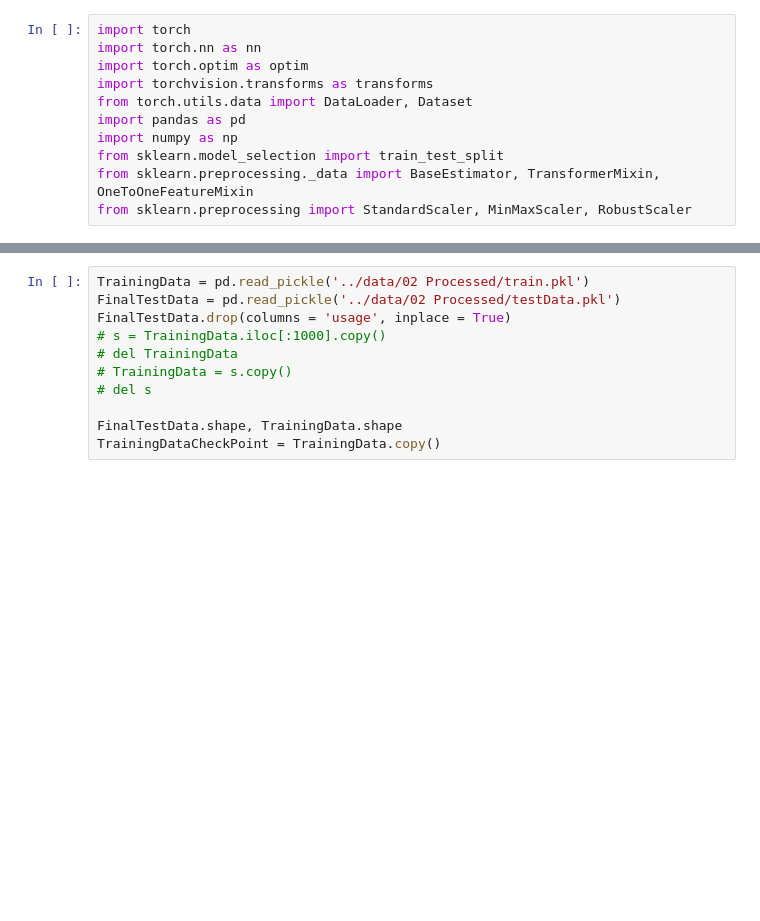
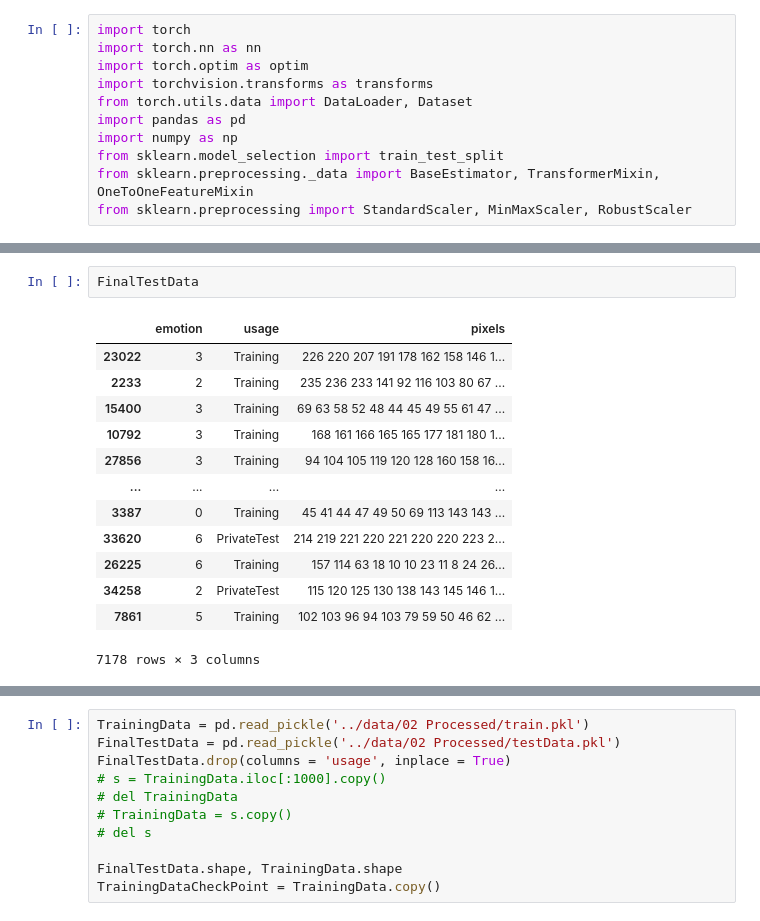
Before and after one commit to Andrewnolan13/AdvancedAI, a Jupyter notebook: CA2/notebooks/02 pipeline.ipynb, the cells around one changed output, grey strips where cells are left out. Saved outputs shown, nothing was run; the diff lists cells and outputs as text; blank space fills up the shorter version.

```diff
--- a/CA2/notebooks/02 pipeline.ipynb
+++ b/CA2/notebooks/02 pipeline.ipynb
@@ -11,0 +49,16 @@ from sklearn.preprocessing import StandardScaler, MinMaxScaler, RobustScaler
+# %%
+FinalTestData
+# %% [output]
+|  | emotion | usage | pixels |
+| 23022 | 3 | Training | 226 220 207 191 178 162 158 146 1... |
+| 2233 | 2 | Training | 235 236 233 141 92 116 103 80 67 ... |
+| 15400 | 3 | Training | 69 63 58 52 48 44 45 49 55 61 47 ... |
+| 10792 | 3 | Training | 168 161 166 165 165 177 181 180 1... |
+| 27856 | 3 | Training | 94 104 105 119 120 128 160 158 16... |
+| ... | ... | ... | ... |
+| 3387 | 0 | Training | 45 41 44 47 49 50 69 113 143 143 ... |
+| 33620 | 6 | PrivateTest | 214 219 221 220 221 220 220 223 2... |
+| 26225 | 6 | Training | 157 114 63 18 10 10 23 11 8 24 26... |
+| 34258 | 2 | PrivateTest | 115 120 125 130 138 143 145 146 1... |
+| 7861 | 5 | Training | 102 103 96 94 103 79 59 50 46 62 ... |
+7178 rows × 3 columns
```
Also changed, not shown: parts of 10 cells of this notebook.
